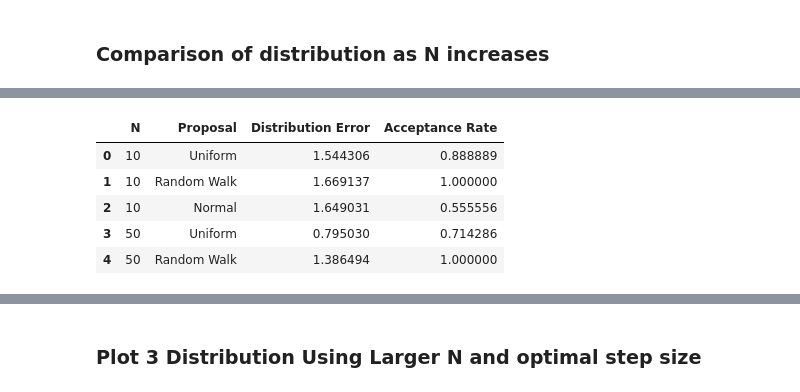
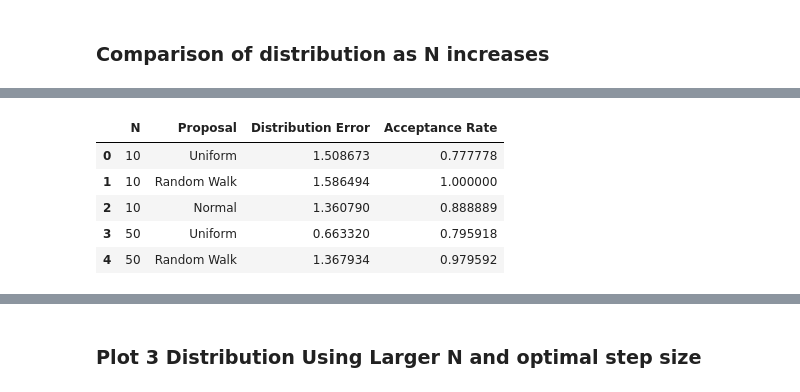
Before and after one commit to wakeupat4am/MATH4010--Advanced-Prob-Stat----Final-Project, a Jupyter notebook: Problem & Visualization/Problem 2/Problem_2.ipynb, the cells around one changed output, grey strips where cells are left out. Cells and saved outputs as stored; diff of their text form; code cells hidden in the pictures.

```diff
--- a/Problem & Visualization/Problem 2/Problem_2.ipynb
+++ b/Problem & Visualization/Problem 2/Problem_2.ipynb
@@ -634,7 +659,7 @@ plt.show()
 import contextlib
 import io
 
-N = 1000
+N = 10000
 INITIAL_X = 0.0
 
 # Try different fixed random-walk step sizes
@@ -643,32 +668,6 @@ RW_STEP_VALUES = [
     0.1, 0.2, 0.3, 0.5,
     0.75, 1.0, 2.0, 3.0
 ]
-
-ERROR_BINS = 80
-ERROR_RANGE = (-3, 3)
-
-
-def distribution_l1_error(samples, bins=ERROR_BINS, x_range=ERROR_RANGE):
-    """
-    Measures how close the sampled histogram is to the true density.
-    Smaller value means better convergence.
-    """
-
-    hist_density, bin_edges = np.histogram(
-        samples,
-        bins=bins,
-        range=x_range,
-        density=True
-    )
-
-    bin_centers = 0.5 * (bin_edges[:-1] + bin_edges[1:])
-    dx = bin_edges[1] - bin_edges[0]
-
-    true_vals = target_fn(bin_centers, Z)
-
-    l1_error = np.sum(np.abs(hist_density - true_vals)) * dx
-
-    return l1_error
 
 
 rw_step_results = []
@@ -783,7 +1026,10 @@ Lowest distribution error: 0.655198
 # ============================================================
 
 # Best random walk step size from previous analysis
+UNIFORM_STEP = 0.75
 RW_STEP = 0.075
+SIGMA = 0.75
+
 
 convergence_rows = []
 
@@ -816,38 +1062,38 @@ for N_current in N_values:
             sigma=SIGMA
         )
 
     convergence_rows.append({
         "N": N_current,
         "Proposal": "Uniform",
         "Distribution Error": distribution_l1_error(samples_uniform),
         "Acceptance Rate": acc_uniform
     })
 
     convergence_rows.append({
         "N": N_current,
         "Proposal": "Random Walk",
         "Distribution Error": distribution_l1_error(samples_rw),
         "Acceptance Rate": acc_rw
     })
 
     convergence_rows.append({
         "N": N_current,
         "Proposal": "Normal",
         "Distribution Error": distribution_l1_error(samples_normal),
         "Acceptance Rate": acc_normal
     })
 
 
 convergence_df = pd.DataFrame(convergence_rows)
 
 convergence_df.head()
 # %% [output]
 |  | N | Proposal | Distribution Error | Acceptance Rate |
-| 0 | 10 | Uniform | 1.544306 | 0.888889 |
-| 1 | 10 | Random Walk | 1.669137 | 1.000000 |
-| 2 | 10 | Normal | 1.649031 | 0.555556 |
-| 3 | 50 | Uniform | 0.795030 | 0.714286 |
-| 4 | 50 | Random Walk | 1.386494 | 1.000000 |
+| 0 | 10 | Uniform | 1.508673 | 0.777778 |
+| 1 | 10 | Random Walk | 1.586494 | 1.000000 |
+| 2 | 10 | Normal | 1.360790 | 0.888889 |
+| 3 | 50 | Uniform | 0.663320 | 0.795918 |
+| 4 | 50 | Random Walk | 1.367934 | 0.979592 |
 # %%
 # ============================================================
 # Plot convergence comparison
```
Also changed, not shown: parts of 10 cells of this notebook, 10 other files.
